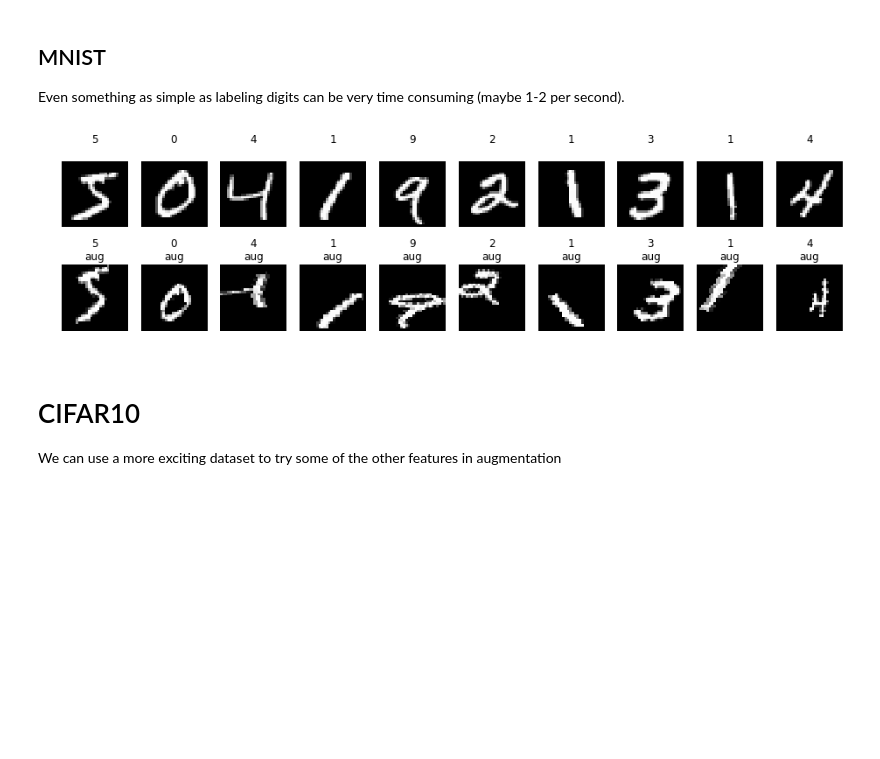
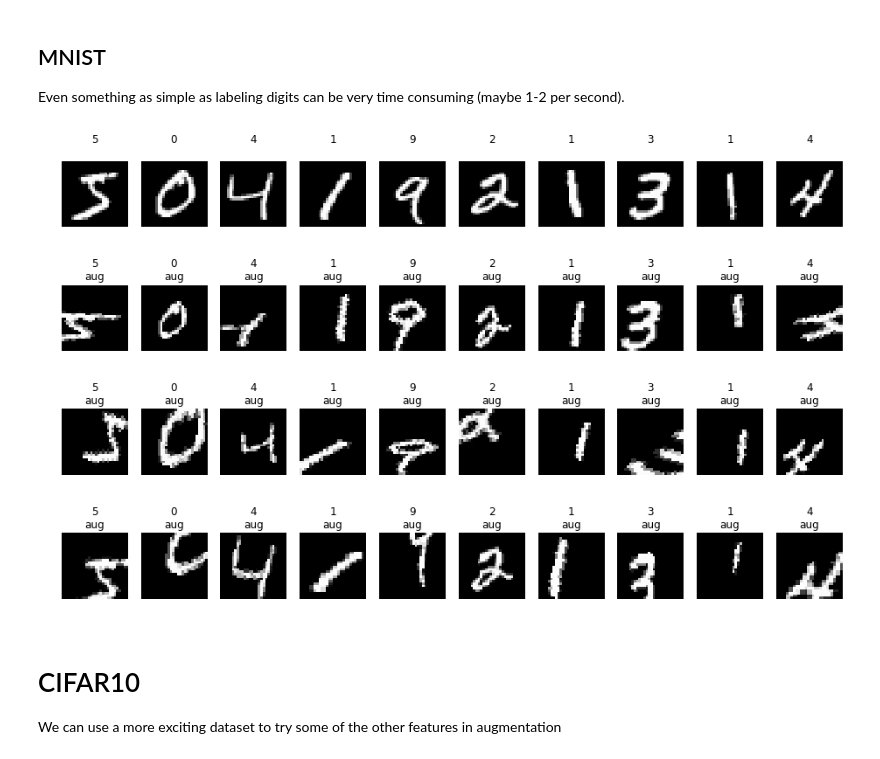
Before and after one commit to kmader/Quantitative-Big-Imaging-2019, a Jupyter notebook: Lectures/02-Datasets.ipynb, the cells around one changed output. Drawn from its saved outputs; the diff is of its cells as text; code cells hidden in the pictures; blank space fills up the shorter version.

Commit message:
adding tools, adding new figures

```diff
--- a/Lectures/02-Datasets.ipynb
+++ b/Lectures/02-Datasets.ipynb
@@ -127,13 +134,13 @@ No, that isn't the point of this lecture. Even if you aren't using deep learning
  - Cat vs Dog
  - Cancer vs Healthy
 # %%
+import numpy as np
+import matplotlib.pyplot as plt
+from keras.datasets import mnist
+from skimage.util import montage as montage2d
 %matplotlib inline
-from skimage.util import montage as montage2d
-from keras.datasets import mnist
-import matplotlib.pyplot as plt
-import numpy as np
 (img, label), _ = mnist.load_data()
-fig, m_axs = plt.subplots(5, 5, figsize=(8, 8))
+fig, m_axs = plt.subplots(5, 5, figsize=(9, 9))
 for c_ax, c_img, c_label in zip(m_axs.flatten(), img, label):
     c_ax.imshow(c_img, cmap='gray')
     c_ax.set_title(c_label)
@@ -262,27 +316,28 @@ img_aug = ImageDataGenerator(
 ## MNIST
 Even something as simple as labeling digits can be very time consuming (maybe 1-2 per second).
 # %%
+import numpy as np
+import matplotlib.pyplot as plt
+from keras.datasets import mnist
 %matplotlib inline
-from keras.datasets import mnist
-import matplotlib.pyplot as plt
-import numpy as np
 (img, label), _ = mnist.load_data()
 img = np.expand_dims(img, -1)
-fig, m_axs = plt.subplots(2, 10, figsize=(16, 4))
+fig, m_axs = plt.subplots(4, 10, figsize=(16, 10))
 # setup augmentation
 img_aug.fit(img)
 real_aug = img_aug.flow(img[:10], label[:10], shuffle=False)
-for c_axs, do_augmentation in zip(m_axs, [False, True]):
+for c_axs, do_augmentation in zip(m_axs, [False, True, True, True]):
     if do_augmentation:
         img_batch, label_batch = next(real_aug)
     else:
         img_batch, label_batch = img, label
     for c_ax, c_img, c_label in zip(c_axs, img_batch, label_batch):
         c_ax.imshow(c_img[:, :, 0], cmap='gray', vmin=0, vmax=255)
-        c_ax.set_title('{}\n{}'.format(c_label, 'aug' if do_augmentation else ''))
+        c_ax.set_title('{}\n{}'.format(
+            c_label, 'aug' if do_augmentation else ''))
         c_ax.axis('off')
 # %% [output]
-[figure, old version]
+[figure, new version]
 # %% [markdown]
 # CIFAR10
 We can use a more exciting dataset to try some of the other features in augmentation
```
Also changed, not shown: parts of 17 cells of this notebook, 3 other files.
